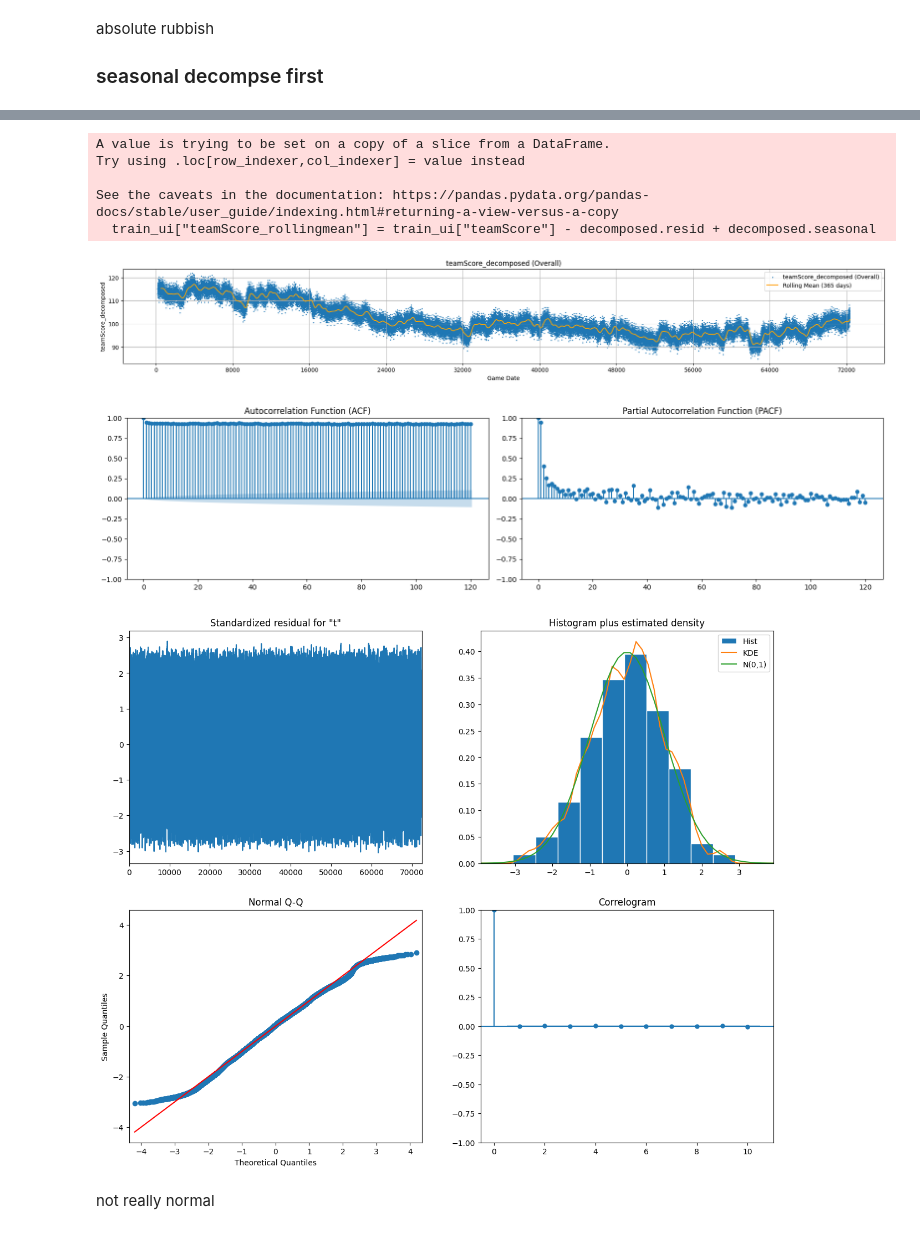
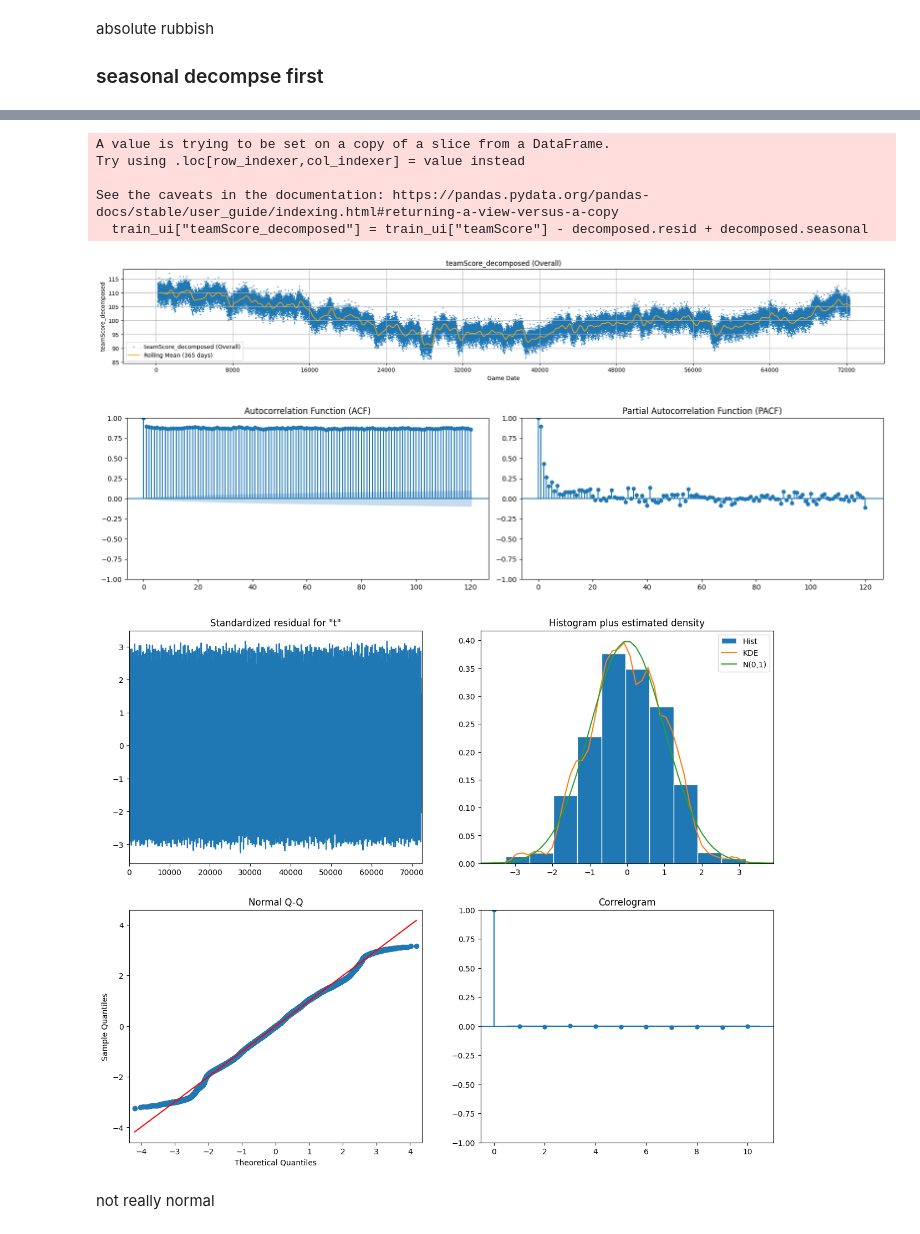
Before and after one commit to 5v3nn/uzh-esc403-data-science-project-nba, a Jupyter notebook: ts_team_prediction.ipynb, the cells around one changed output, grey strips where cells are left out. Saved outputs shown, nothing was run; the diff lists cells and outputs as text; code cells hidden in the pictures.

```diff
--- a/ts_team_prediction.ipynb
+++ b/ts_team_prediction.ipynb
@@ -220,20 +220,20 @@ plt.show()
 # %%
 # remove variance and resid from train_ui df
-train_ui["teamScore_rollingmean"] = train_ui["teamScore"] - decomposed.resid + decomposed.seasonal
+train_ui["teamScore_decomposed"] = train_ui["teamScore"] - decomposed.resid + decomposed.seasonal
 
 # plot train_ui
 plot_time_series_separated(train_ui, "teamScore_decomposed", rolling_mean_window_size=365)
 # %% [output]
 A value is trying to be set on a copy of a slice from a DataFrame.
 Try using .loc[row_indexer,col_indexer] = value instead
 
 See the caveats in the documentation: https://pandas.pydata.org/pandas-docs/stable/user_guide/indexing.html#returning-a-view-versus-a-copy
-  train_ui["teamScore_rollingmean"] = train_ui["teamScore"] - decomposed.resid + decomposed.seasonal
+  train_ui["teamScore_decomposed"] = train_ui["teamScore"] - decomposed.resid + decomposed.seasonal
-[figure, old version]
+[figure, new version]
 # %%
 plot_acf_pacf(train_ui, "teamScore_decomposed", lags=120)
 # %% [output]
-[figure, old version]
+[figure, new version]
 # %%
 p = 3 # guessed something along those lines
 d = 1 # because transposed once
@@ -247,7 +247,7 @@ arima_model_decomposed_fit = arima_model_decomposed.fit()
 arima_model_decomposed_fit.plot_diagnostics(figsize=(15, 12))
 plt.show()
 # %% [output]
-[figure, old version]
+[figure, new version]
 # %% [markdown]
 not really normal
 # %%
```
Also changed, not shown: parts of 12 cells of this notebook.
